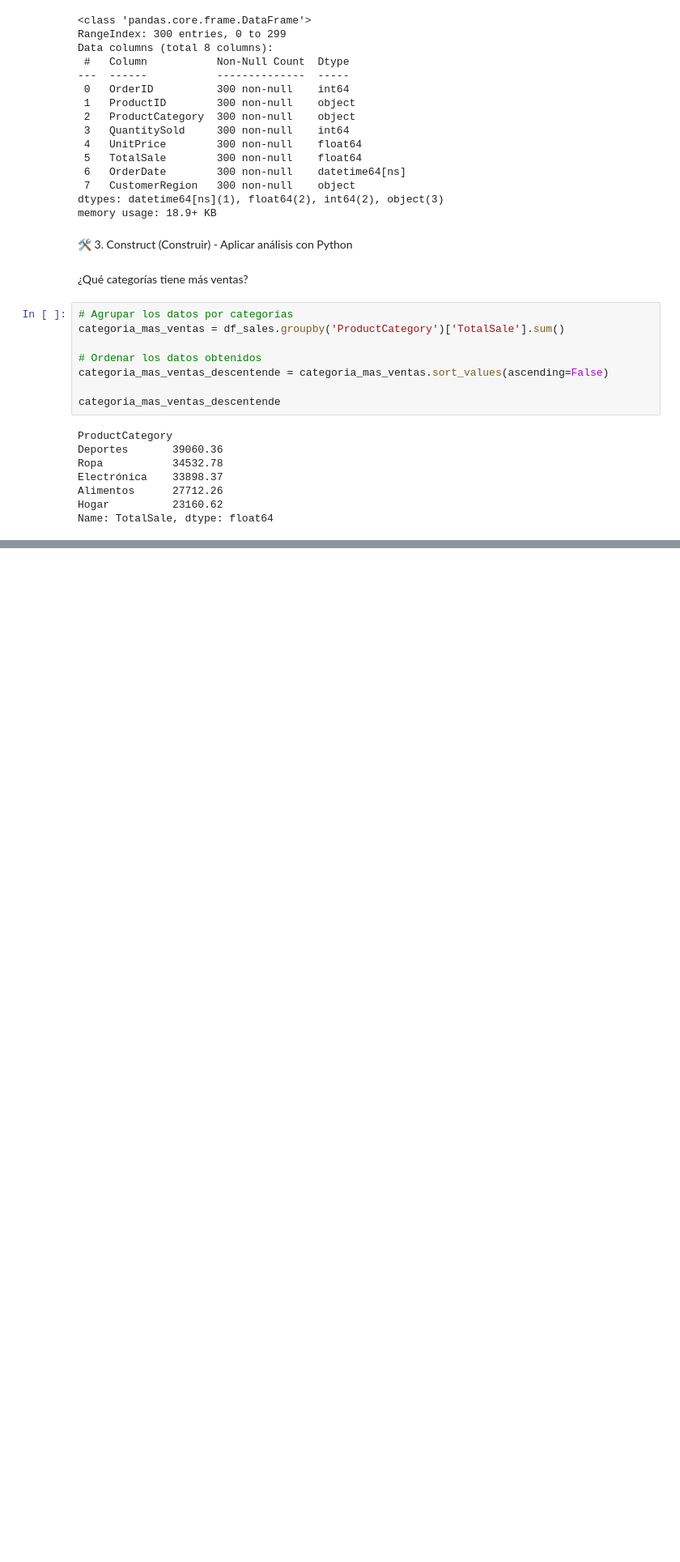
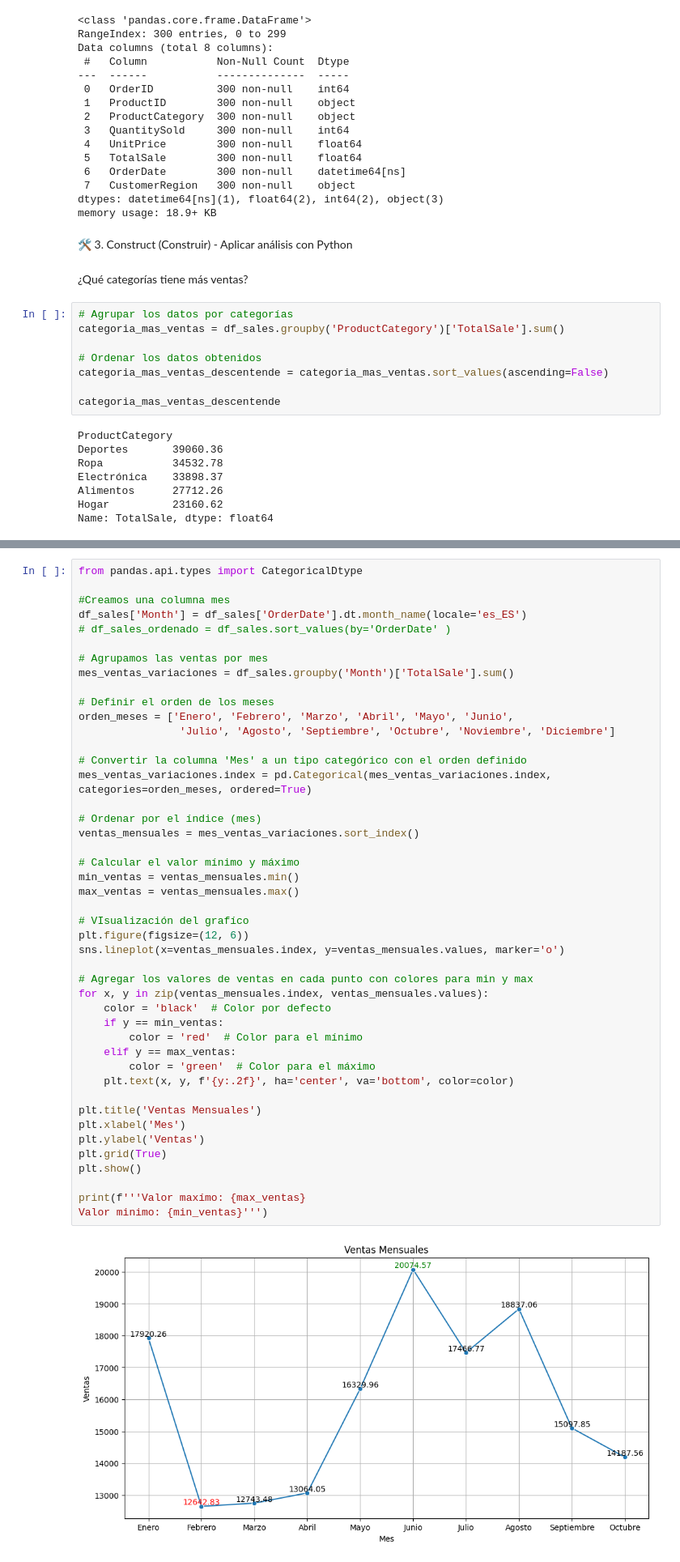
Before and after one commit to SaitoM17/proyecto_1_practica, a Jupyter notebook: analisis_ventas_linea.ipynb, the cells around one changed output, grey strips where cells are left out. Shown: that part at 81% size. Drawn from its saved outputs; the diff is of its cells as text; blank space fills up the shorter version.

```diff
--- a/analisis_ventas_linea.ipynb
+++ b/analisis_ventas_linea.ipynb
@@ -114,0 +117,47 @@ Name: TotalSale, dtype: float64
+# %%
+from pandas.api.types import CategoricalDtype
+
+#Creamos una columna mes
+df_sales['Month'] = df_sales['OrderDate'].dt.month_name(locale='es_ES')
+# df_sales_ordenado = df_sales.sort_values(by='OrderDate' )
+
+# Agrupamos las ventas por mes
+mes_ventas_variaciones = df_sales.groupby('Month')['TotalSale'].sum()
+
+# Definir el orden de los meses
+orden_meses = ['Enero', 'Febrero', 'Marzo', 'Abril', 'Mayo', 'Junio',
+                'Julio', 'Agosto', 'Septiembre', 'Octubre', 'Noviembre', 'Diciembre']
+
+# Convertir la columna 'Mes' a un tipo categórico con el orden definido
+mes_ventas_variaciones.index = pd.Categorical(mes_ventas_variaciones.index, categories=orden_meses, ordered=True)
+
+# Ordenar por el índice (mes)
+ventas_mensuales = mes_ventas_variaciones.sort_index()
+
+# Calcular el valor mínimo y máximo
+min_ventas = ventas_mensuales.min()
+max_ventas = ventas_mensuales.max()
+
+# VIsualización del grafíco
+plt.figure(figsize=(12, 6))
+sns.lineplot(x=ventas_mensuales.index, y=ventas_mensuales.values, marker='o')
+
+# Agregar los valores de ventas en cada punto con colores para min y max
+for x, y in zip(ventas_mensuales.index, ventas_mensuales.values):
+    color = 'black'  # Color por defecto
+    if y == min_ventas:
+        color = 'red'  # Color para el mínimo
+    elif y == max_ventas:
+        color = 'green'  # Color para el máximo
+    plt.text(x, y, f'{y:.2f}', ha='center', va='bottom', color=color)
+
+plt.title('Ventas Mensuales')
+plt.xlabel('Mes')
+plt.ylabel('Ventas')
+plt.grid(True)
+plt.show()
+
+print(f'''Valor maxímo: {max_ventas}
+Valor minimo: {min_ventas}''')
+# %% [output]
+[figure, added]
```
Also changed, not shown: parts of 7 cells of this notebook.
